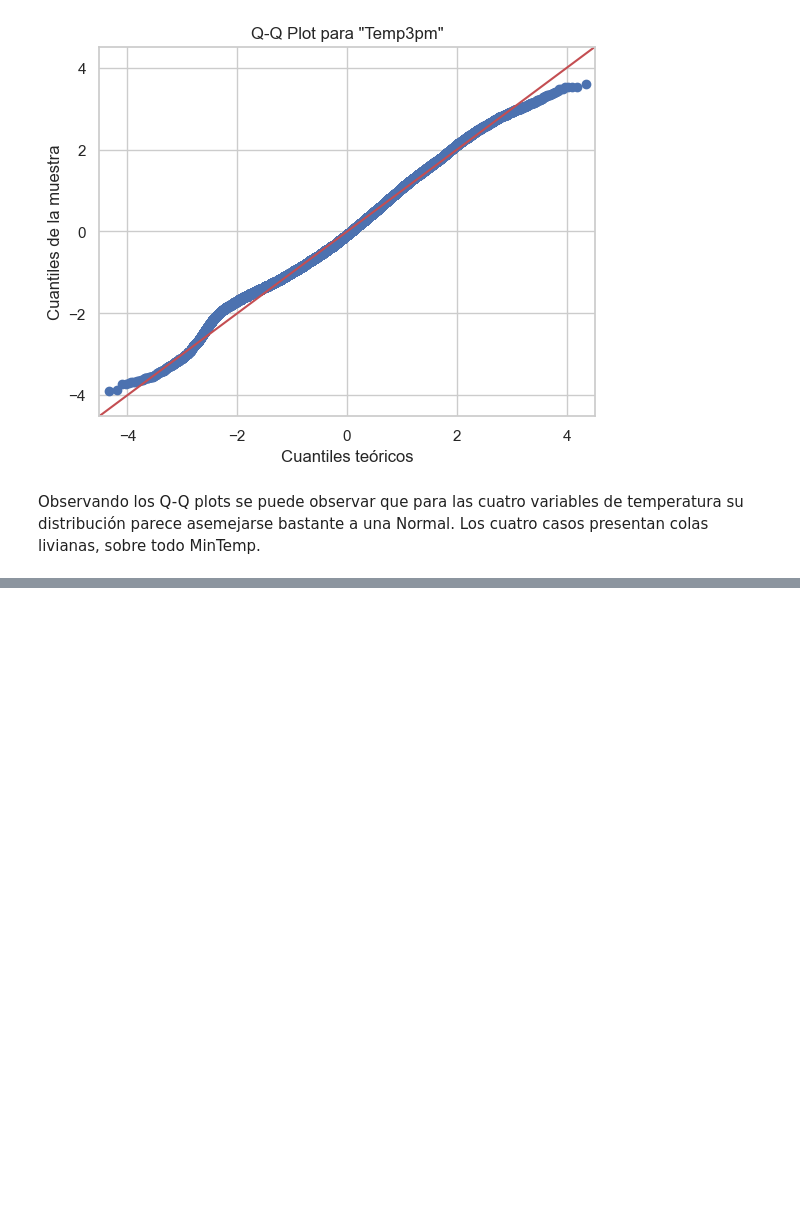
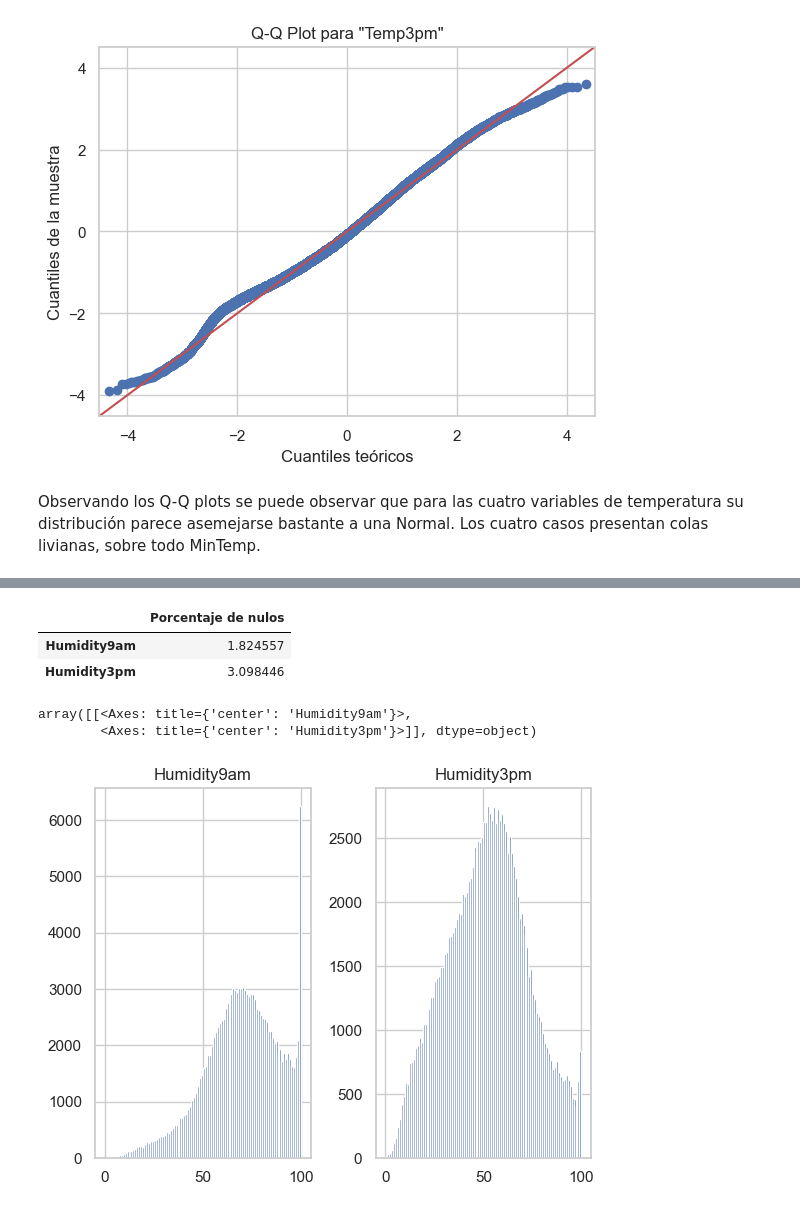
Before and after one commit to diegosarina-ceia/AMq1, a Jupyter notebook: PruebasDiego_TPFinal.ipynb, the cells around one changed output, grey strips where cells are left out. Cells and saved outputs as stored; diff of their text form; code cells hidden in the pictures; blank space fills up the shorter version.

```diff
--- a/PruebasDiego_TPFinal.ipynb
+++ b/PruebasDiego_TPFinal.ipynb
@@ -276,0 +356,14 @@ Observando los Q-Q plots se puede observar que para las cuatro variables de temp
+# %%
+HUMIDITY_VARS = ['Humidity9am', 'Humidity3pm']
+
+missing_value_df.loc[HUMIDITY_VARS]
+# %% [output]
+|  | Porcentaje de nulos |
+| Humidity9am | 1.824557 |
+| Humidity3pm | 3.098446 |
+# %%
+dataset[HUMIDITY_VARS].hist(bins=100)
+# %% [output]
+array([[<Axes: title={'center': 'Humidity9am'}>,
+        <Axes: title={'center': 'Humidity3pm'}>]], dtype=object)
+[figure, added]
```
Also changed, not shown: parts of 43 cells of this notebook.
